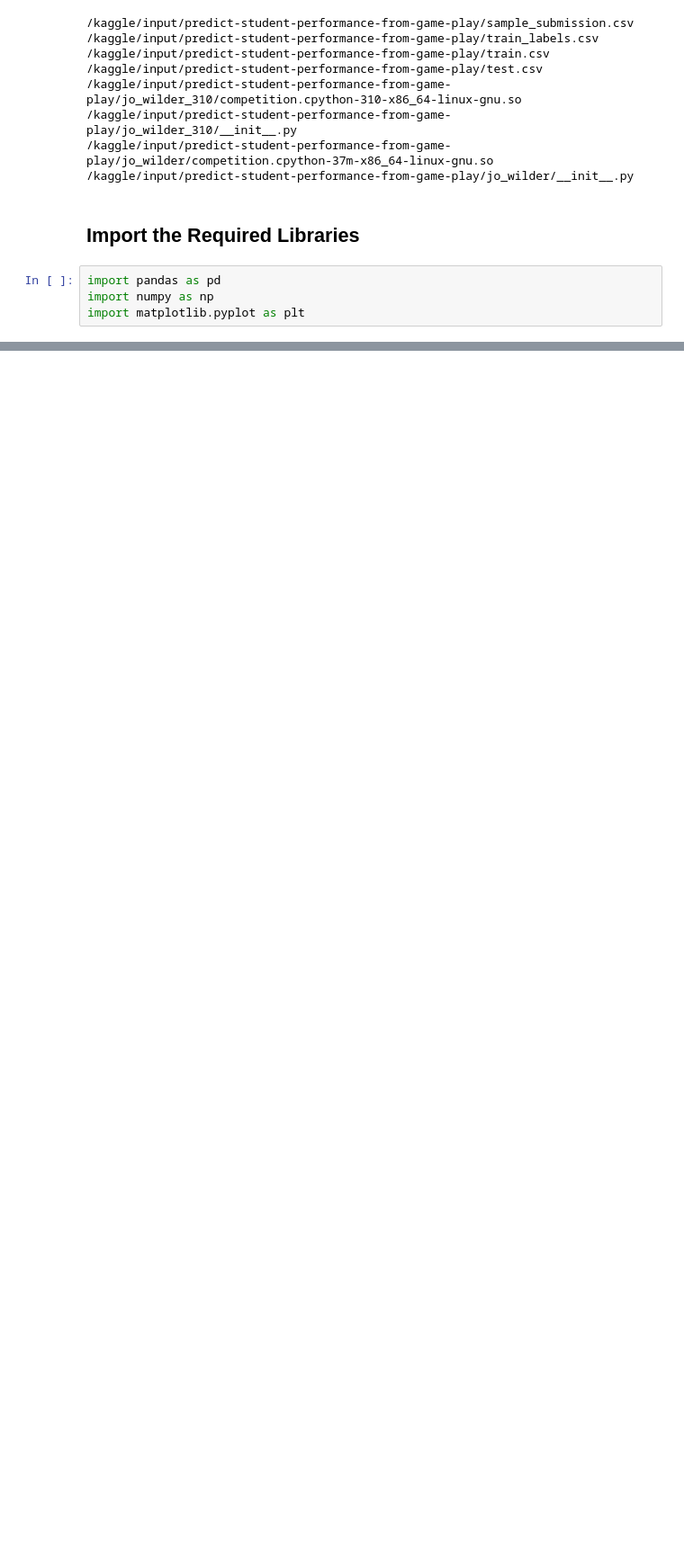
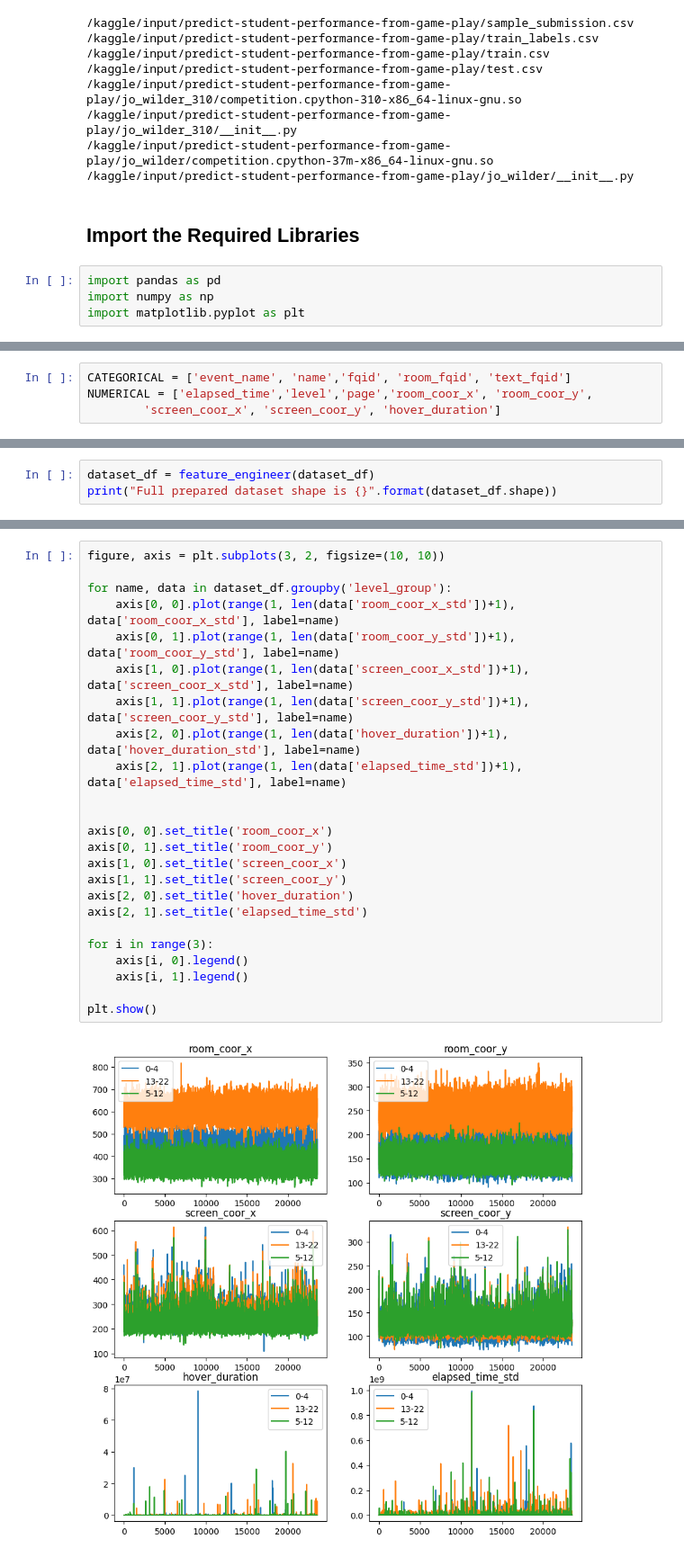
Before and after one commit to elleneug/code_competitions, a Jupyter notebook: elleneug-studentperformance-competition.ipynb, the cells around one changed output, grey strips where cells are left out. Shown at 90% size. Cells and saved outputs as stored; diff of their text form; blank space fills up the shorter version.

```diff
--- a/elleneug-studentperformance-competition.ipynb
+++ b/elleneug-studentperformance-competition.ipynb
@@ -33,0 +155,4 @@ import matplotlib.pyplot as plt
+# %%
+CATEGORICAL = ['event_name', 'name','fqid', 'room_fqid', 'text_fqid']
+NUMERICAL = ['elapsed_time','level','page','room_coor_x', 'room_coor_y',
+        'screen_coor_x', 'screen_coor_y', 'hover_duration']
@@ -33,0 +190,3 @@ import matplotlib.pyplot as plt
+# %%
+dataset_df = feature_engineer(dataset_df)
+print("Full prepared dataset shape is {}".format(dataset_df.shape))
@@ -33,0 +230,26 @@ import matplotlib.pyplot as plt
+# %%
+figure, axis = plt.subplots(3, 2, figsize=(10, 10))
+
+for name, data in dataset_df.groupby('level_group'):
+    axis[0, 0].plot(range(1, len(data['room_coor_x_std'])+1), data['room_coor_x_std'], label=name)
+    axis[0, 1].plot(range(1, len(data['room_coor_y_std'])+1), data['room_coor_y_std'], label=name)
+    axis[1, 0].plot(range(1, len(data['screen_coor_x_std'])+1), data['screen_coor_x_std'], label=name)
+    axis[1, 1].plot(range(1, len(data['screen_coor_y_std'])+1), data['screen_coor_y_std'], label=name)
+    axis[2, 0].plot(range(1, len(data['hover_duration'])+1), data['hover_duration_std'], label=name)
+    axis[2, 1].plot(range(1, len(data['elapsed_time_std'])+1), data['elapsed_time_std'], label=name)
+
+
+axis[0, 0].set_title('room_coor_x')
+axis[0, 1].set_title('room_coor_y')
+axis[1, 0].set_title('screen_coor_x')
+axis[1, 1].set_title('screen_coor_y')
+axis[2, 0].set_title('hover_duration')
+axis[2, 1].set_title('elapsed_time_std')
+
+for i in range(3):
+    axis[i, 0].legend()
+    axis[i, 1].legend()
+
+plt.show()
+# %% [output]
+[figure, added]
```
Also changed, not shown: parts of 29 cells of this notebook.
